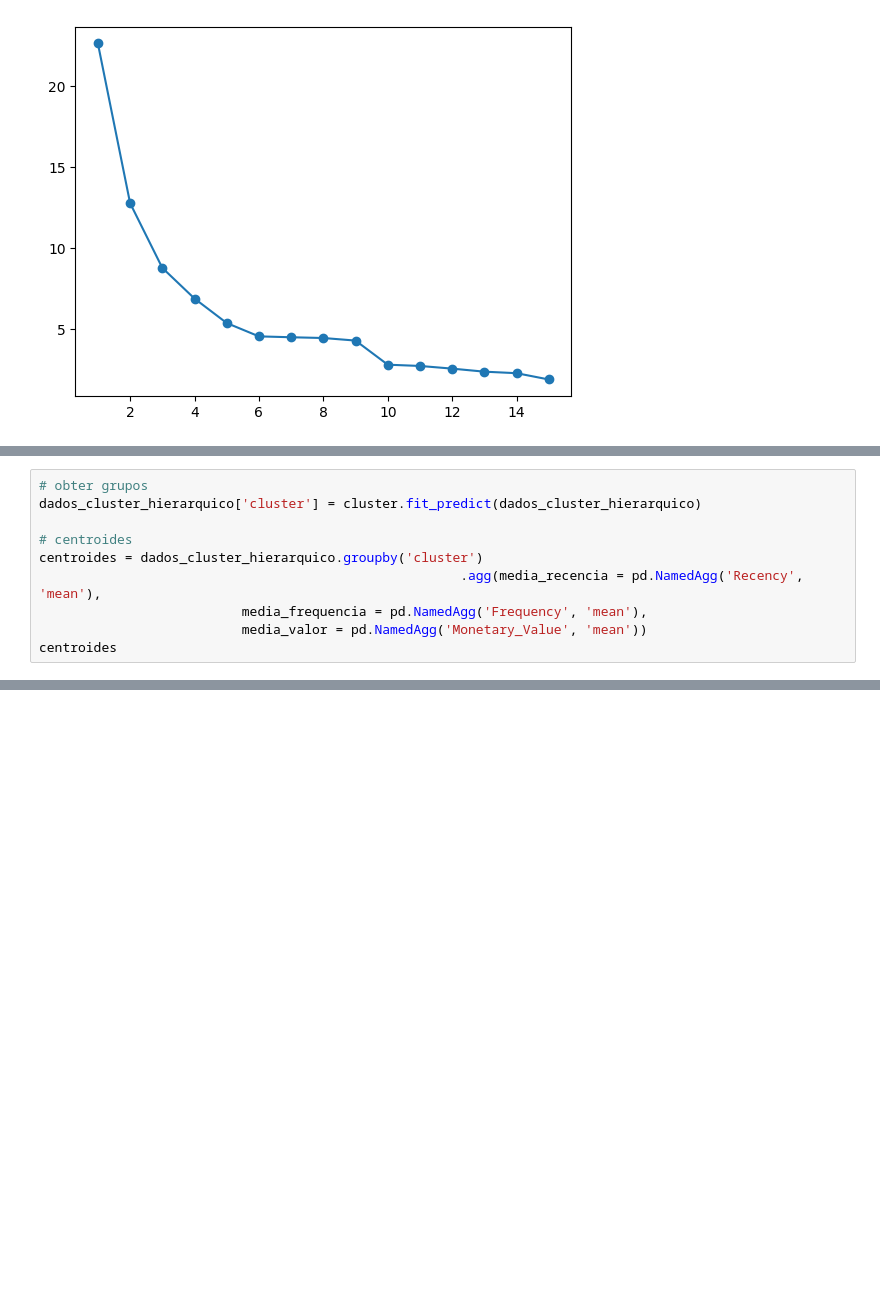
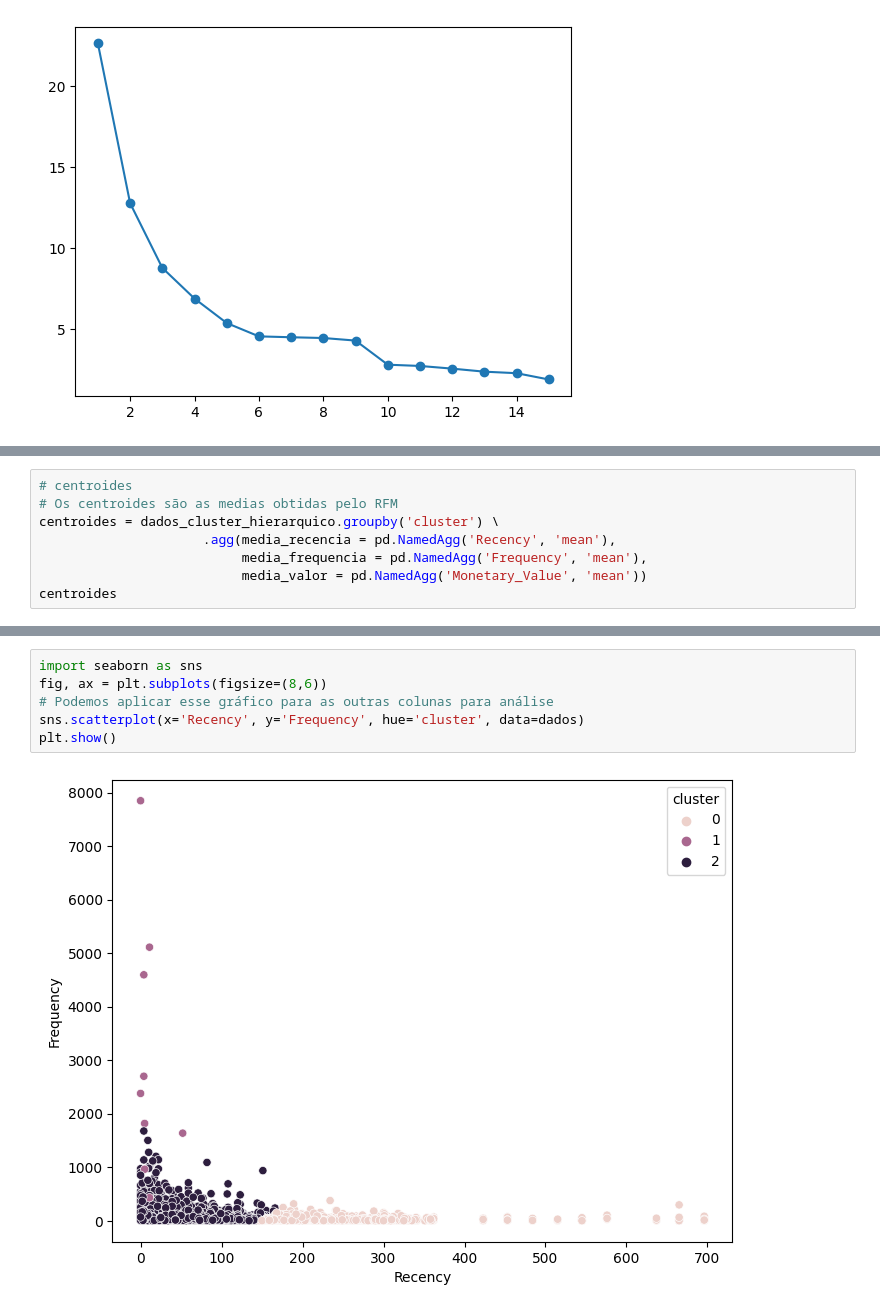
Before and after one commit to CarolineAndradeR/Data-Science, a Jupyter notebook: analise_clusters.ipynb, the cells around one changed output, grey strips where cells are left out. Cells and saved outputs as stored; diff of their text form; blank space fills up the shorter version.

```diff
--- a/analise_clusters.ipynb
+++ b/analise_clusters.ipynb
@@ -171,11 +192,9 @@ plt.show()
 # %%
-# obter grupos
-dados_cluster_hierarquico['cluster'] = cluster.fit_predict(dados_cluster_hierarquico)
-
 # centroides
-centroides = dados_cluster_hierarquico.groupby('cluster')
-                                                      .agg(media_recencia = pd.NamedAgg('Recency', 'mean'),
-                          media_frequencia = pd.NamedAgg('Frequency', 'mean'),
-                          media_valor = pd.NamedAgg('Monetary_Value', 'mean'))
+# Os centroides são as medias obtidas pelo RFM
+centroides = dados_cluster_hierarquico.groupby('cluster') \
+                     .agg(media_recencia = pd.NamedAgg('Recency', 'mean'),
+                          media_frequencia = pd.NamedAgg('Frequency', 'mean'),
+                          media_valor = pd.NamedAgg('Monetary_Value', 'mean'))
 centroides
 # %% [output]
@@ -208,0 +275,8 @@ centroides_ajustado
+# %%
+import seaborn as sns
+fig, ax = plt.subplots(figsize=(8,6))
+# Podemos aplicar esse gráfico para as outras colunas para análise
+sns.scatterplot(x='Recency', y='Frequency', hue='cluster', data=dados)
+plt.show()
+# %% [output]
+[figure, added]
```
Also changed, not shown: parts of 13 cells of this notebook.
